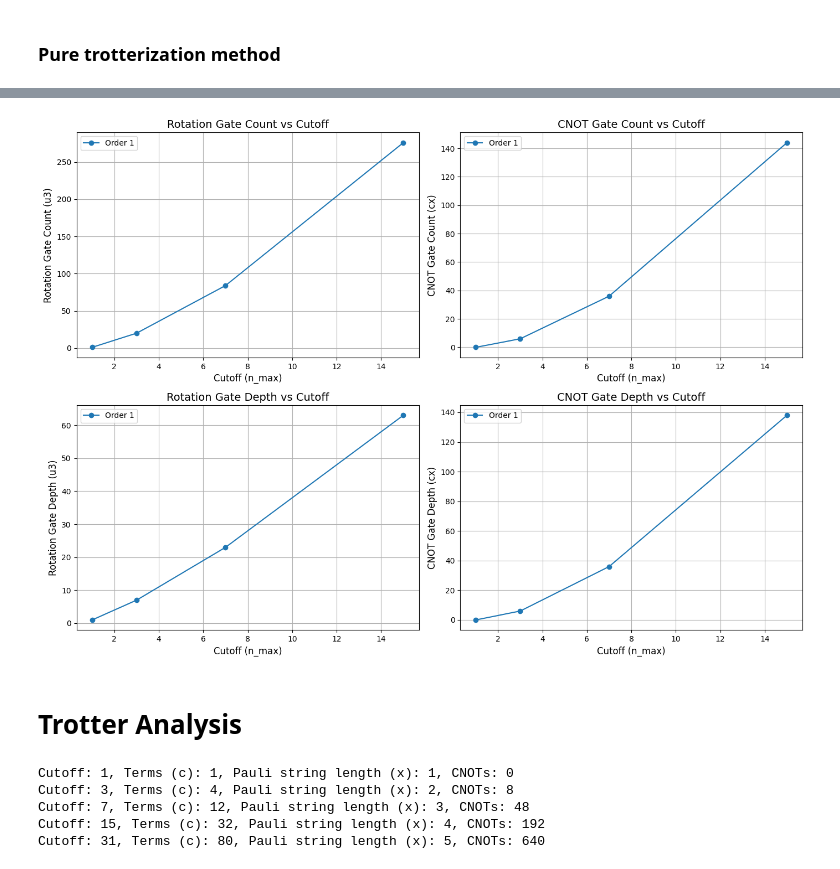
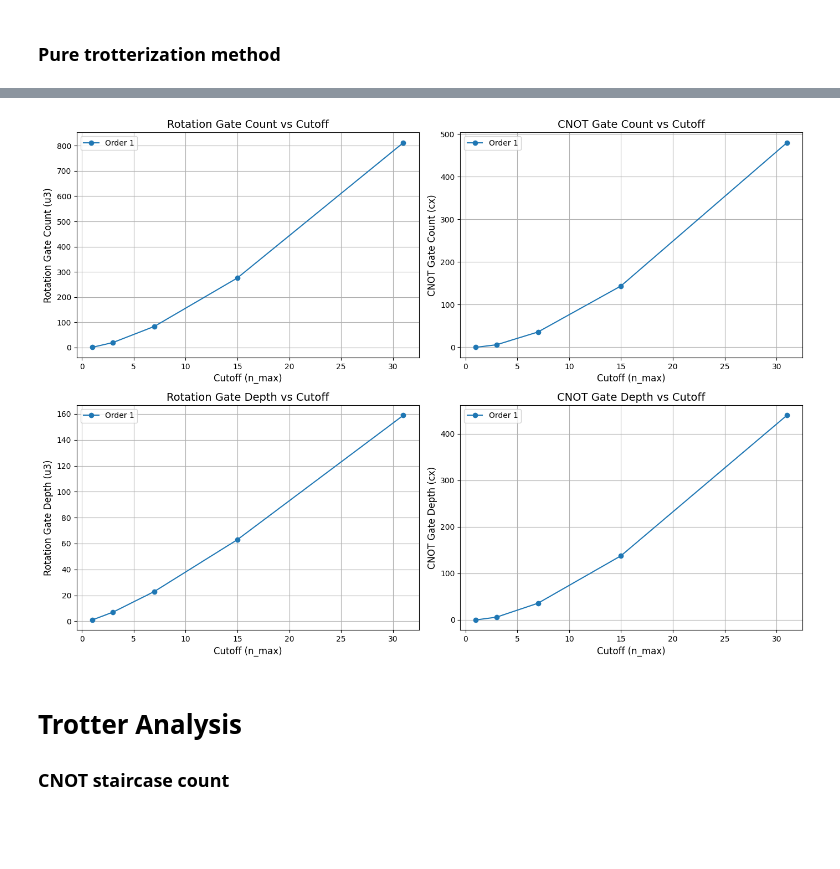
Before and after one commit to samgodwood/bosonic-qiskit, a Jupyter notebook: playground/bosonic_operator_costs/displacement/arxiv2407_10381.ipynb, the cells around one changed output, grey strips where cells are left out. Drawn from its saved outputs; the diff is of its cells as text; code cells hidden in the pictures; blank space fills up the shorter version.

```diff
--- a/playground/bosonic_operator_costs/displacement/arxiv2407_10381.ipynb
+++ b/playground/bosonic_operator_costs/displacement/arxiv2407_10381.ipynb
@@ -66,9 +66,3 @@ def define_initial_state(num_modes, n_max):
     initial_state_vector[0] = 1.0
 
     return Statevector(initial_state_vector)
-
-
-hamiltonian_matrix = displacement_hamiltonian(3, 1)
-H = SparsePauliOp.from_operator(Operator(hamiltonian_matrix))
-print(H)
-H.group_commuting()
@@ -92,7 +81,7 @@ from qiskit.synthesis import LieTrotter, SuzukiTrotter
 # Parameters and Hamiltonian Setup
 # =============================================================================
 # Quantum system parameters
-num_qubits_per_mode = 2
+num_qubits_per_mode = 3
 n_max = 2**num_qubits_per_mode - 1
 num_modes = 1
 
@@ -138,7 +127,6 @@ def get_trotter_circuit(H, dt, initial_state, order=1):
     else:
         raise ValueError(f"Unsupported Trotter order: {order}. Supported orders: 1, 2, 4, 6.")
 
-    # Create a Trotter evolution gate for the given Hamiltonian and dt
     trotter_gate = PauliEvolutionGate(H, dt, synthesis=synthesis_method)
     circuit = QuantumCircuit(H.num_qubits)
 
@@ -225,13 +215,13 @@ From the above, we can see that the fourth order trotterization, as expected, gi
 alpha_fixed = 0.5
 evolution_time = 1
 num_timesteps = 1
-dt = evolution_time / num_timesteps
+dt = evolution_time / num_timesteps #just a single trotter step
 
 # Trotter orders to consider
 trotter_orders = [1]
 
 # Range of num_qubits_per_mode values to simulate different cutoffs
-qubit_counts = range(1, 5)  # For example, qubit counts from 1 to 4
+qubit_counts = range(1, 6)  # For example, qubit counts from 1 to 4
 cutoff_values = [2**q - 1 for q in qubit_counts]  # Corresponding n_max values
 
 # Dictionaries to store results: structure {order: [values for each cutoff]}
@@ -291,76 +281,35 @@ axs[0, 0].grid(True)
 # CNOT Gate Count vs Cutoff
 for order in trotter_orders:
     axs[0, 1].plot(cutoff_values, cnot_gate_counts[order], marker='o', label=f'Order {order}')
 axs[0, 1].set_xlabel('Cutoff (n_max)', fontsize=12)
 axs[0, 1].set_ylabel('CNOT Gate Count (cx)', fontsize=12)
 axs[0, 1].set_title('CNOT Gate Count vs Cutoff', fontsize=14)
 axs[0, 1].legend()
 axs[0, 1].grid(True)
 
 # Rotation Gate Depth vs Cutoff
 for order in trotter_orders:
     axs[1, 0].plot(cutoff_values, rotation_depths[order], marker='o', label=f'Order {order}')
 axs[1, 0].set_xlabel('Cutoff (n_max)', fontsize=12)
 axs[1, 0].set_ylabel('Rotation Gate Depth (u3)', fontsize=12)
 axs[1, 0].set_title('Rotation Gate Depth vs Cutoff', fontsize=14)
 axs[1, 0].legend()
 axs[1, 0].grid(True)
 
 # CNOT Gate Depth vs Cutoff
 for order in trotter_orders:
     axs[1, 1].plot(cutoff_values, cnot_depths[order], marker='o', label=f'Order {order}')
 axs[1, 1].set_xlabel('Cutoff (n_max)', fontsize=12)
 axs[1, 1].set_ylabel('CNOT Gate Depth (cx)', fontsize=12)
 axs[1, 1].set_title('CNOT Gate Depth vs Cutoff', fontsize=14)
 axs[1, 1].legend()
 axs[1, 1].grid(True)
 
 plt.tight_layout()
 plt.show()
 # %% [output]
-[figure, old version]
+[figure, new version]
 # %% [markdown]
 # Trotter Analysis
+
+### CNOT staircase count
-# %%
-#==============================================================================
-# MAYBE DON'T INCLUDE I'S IN THE CNOT COUNT
-#==============================================================================
-
-
-
-qubit_counts = range(1, 6)  # For example, qubit counts from 1 to 4
-cutoff_values = [2**q - 1 for q in qubit_counts]  # Corresponding n_max values
-alpha = 1
-
-cnot_counts = []  # To store the computed CNOT upper bounds for each cutoff
-
-for cutoff in cutoff_values:
-    # Generate the Hamiltonian matrix for the current cutoff
-    hamiltonian_matrix = displacement_hamiltonian(cutoff, alpha)
-
-    # Convert matrix to a SparsePauliOp
-    H = SparsePauliOp.from_operator(Operator(hamiltonian_matrix))
-
-    # Extract terms as a list of tuples: (pauli_string, coefficient)
-    terms = H.to_list()
-
-    # Number of terms, c
-    c = len(terms)
-
-    # Determine the lengths of the Pauli strings
-    # Assuming all terms have the same string length for a given Hamiltonian.
-    lengths = [len(p_str) for (p_str, coeff) in terms]
-    x = max(lengths) if lengths else 0  # Guard against empty list
-
-    # Compute the upper bound on CNOTs for this Hamiltonian
-    # If x <= 1, then 2*(x-1) would be 0 or negative; we handle that case.
-    cnot_count = c * 2 * max(x - 1, 0)
-    cnot_counts.append(cnot_count)
-
-    print(f"Cutoff: {cutoff}, Terms (c): {c}, Pauli string length (x): {x}, CNOTs: {cnot_count}")
-# %% [output]
-Cutoff: 1, Terms (c): 1, Pauli string length (x): 1, CNOTs: 0
-Cutoff: 3, Terms (c): 4, Pauli string length (x): 2, CNOTs: 8
-Cutoff: 7, Terms (c): 12, Pauli string length (x): 3, CNOTs: 48
-Cutoff: 15, Terms (c): 32, Pauli string length (x): 4, CNOTs: 192
-Cutoff: 31, Terms (c): 80, Pauli string length (x): 5, CNOTs: 640
```
Also changed, not shown: parts of 9 cells of this notebook.
